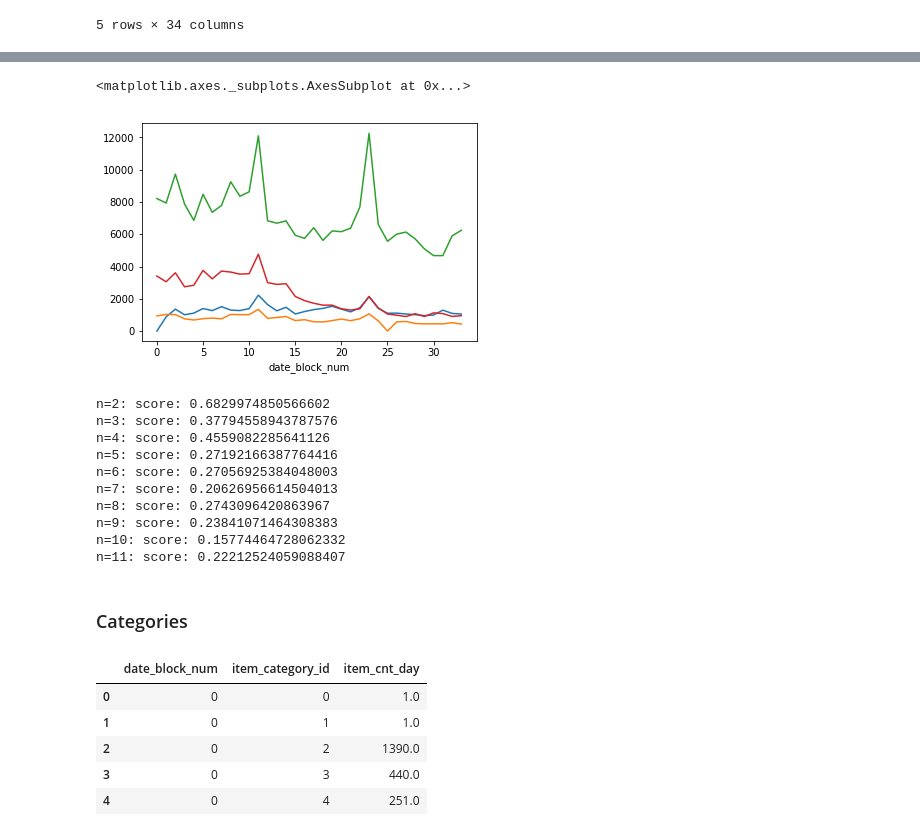
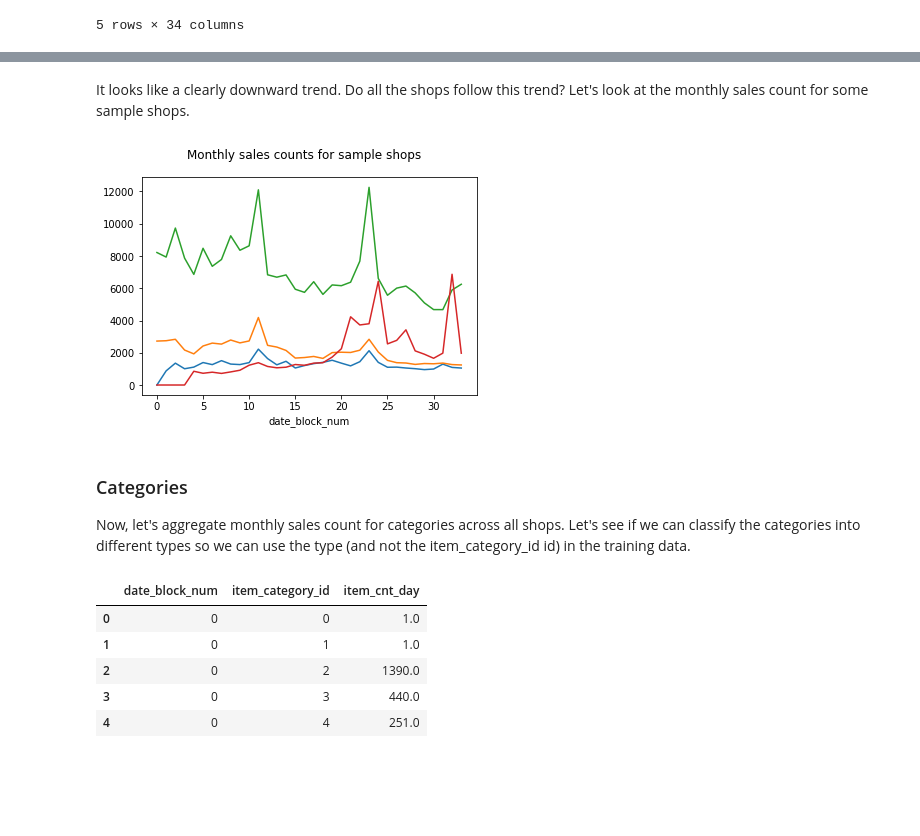
Before and after one commit to dylan-chu/Machine-Learning-Capstone, a Jupyter notebook: data_exploration.ipynb, the cells around one changed output, grey strips where cells are left out. Saved outputs shown, nothing was run; the diff lists cells and outputs as text; code cells hidden in the pictures; blank space fills up the shorter version.

Commit message:
Update data exploration notebook with comments

```diff
--- a/data_exploration.ipynb
+++ b/data_exploration.ipynb
@@ -275,9 +339,11 @@ shop_totals_all_months.head()
+# %% [markdown]
+It looks like a clearly downward trend.  Do all the shops follow this trend?  Let's look at the monthly sales count for some sample shops.
 # %%
-#plot sales by month to see any cyclical sales pattern
 shop_totals_all_months.loc[5].plot.line()
-shop_totals_all_months.loc[10].plot.line()
+shop_totals_all_months.loc[15].plot.line()
 shop_totals_all_months.loc[25].plot.line()
-shop_totals_all_months.loc[50].plot.line()
+shop_totals_all_months.loc[55].plot.line()
+plt.suptitle('Monthly sales counts for sample shops')
+plt.show()
 # %% [output]
-<matplotlib.axes._subplots.AxesSubplot at 0x...>
-[figure, old version]
+[figure, new version]
@@ -297,23 +350,5 @@ def get_clusterer(data, n):
-# %%
-from sklearn.preprocessing import StandardScaler
-
-scaler = StandardScaler()
-scaler.fit(shop_totals_all_months)
-scaled_shop_data = scaler.transform(shop_totals_all_months)
-
-for n in range(2, 12):
-    get_clusterer(shop_totals_all_months, n)
-# %% [output]
-n=2: score: 0.6829974850566602
-n=3: score: 0.37794558943787576
-n=4: score: 0.4559082285641126
-n=5: score: 0.27192166387764416
-n=6: score: 0.27056925384048003
-n=7: score: 0.20626956614504013
-n=8: score: 0.2743096420863967
-n=9: score: 0.23841071464308383
-n=10: score: 0.15774464728062332
-n=11: score: 0.22212524059088407
-# %% [markdown]
-### Categories
+# %% [markdown]
+### Categories
+
+Now, let's aggregate monthly sales count for categories across all shops.  Let's see if we can classify the categories into different types so we can use the type (and not the item_category_id id) in the training data.
 # %%
```
Also changed, not shown: parts of 65 cells of this notebook.
